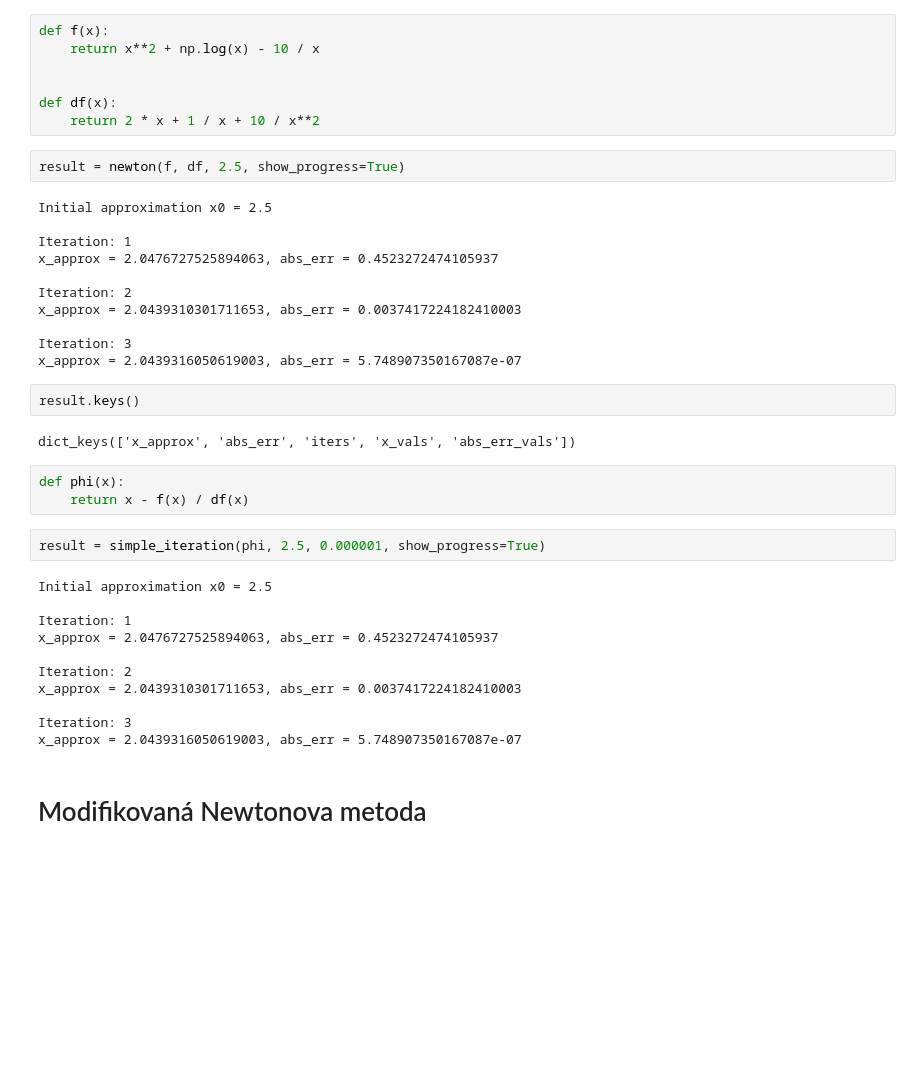
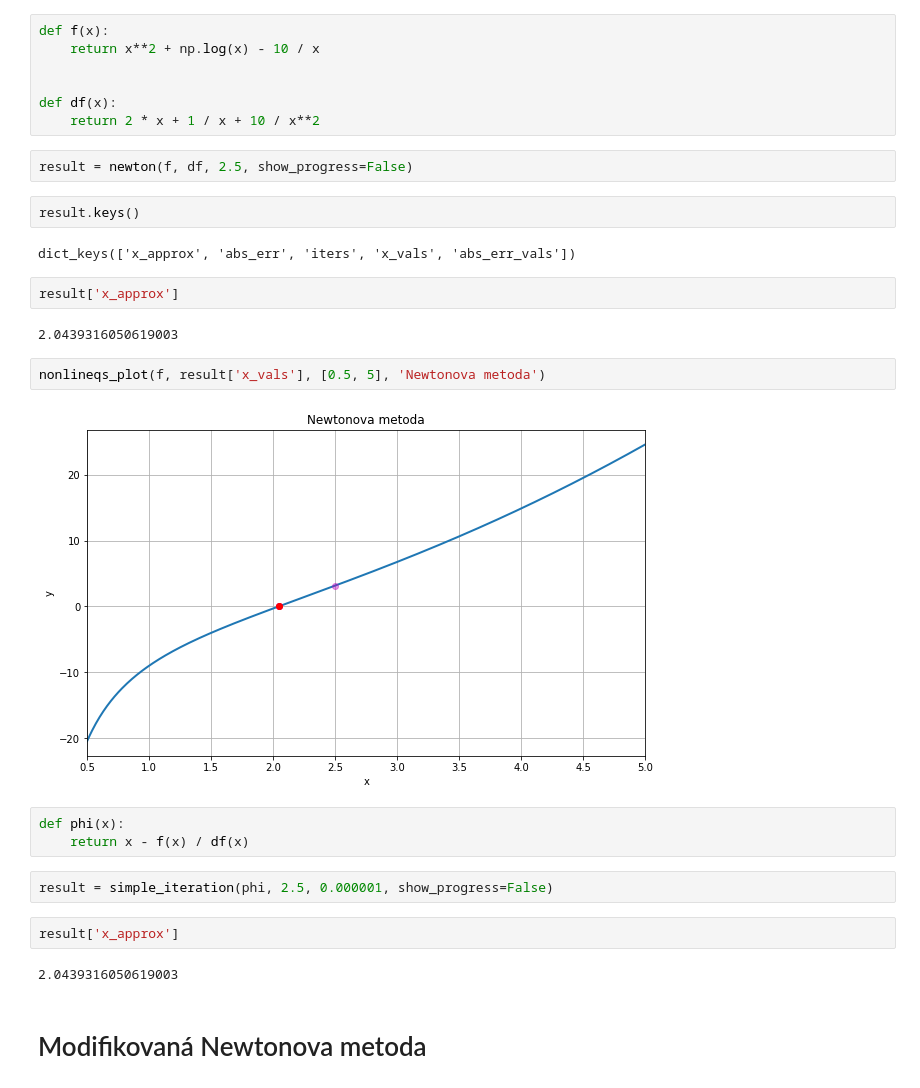
Before and after one commit to c0n73x7/numericke-metody, a Jupyter notebook: notebooks/NM/1. Nelineární rovnice.ipynb, the cells around one changed output. Cells and saved outputs as stored; diff of their text form; blank space fills up the shorter version.

```diff
--- a/notebooks/NM/1. Nelineární rovnice.ipynb
+++ b/notebooks/NM/1. Nelineární rovnice.ipynb
@@ -128,38 +100,28 @@ def f(x):
 def df(x):
     return 2 * x + 1 / x + 10 / x**2
 # %%
-result = newton(f, df, 2.5, show_progress=True)
+result = newton(f, df, 2.5, show_progress=False)
-# %% [output]
-Initial approximation x0 = 2.5
-
-Iteration: 1
-x_approx = 2.0476727525894063, abs_err = 0.4523272474105937
-
-Iteration: 2
-x_approx = 2.0439310301711653, abs_err = 0.0037417224182410003
-
-Iteration: 3
-x_approx = 2.0439316050619003, abs_err = 5.748907350167087e-07
 # %%
 result.keys()
 # %% [output]
 dict_keys(['x_approx', 'abs_err', 'iters', 'x_vals', 'abs_err_vals'])
+# %%
+result['x_approx']
+# %% [output]
+2.0439316050619003
+# %%
+nonlineqs_plot(f, result['x_vals'], [0.5, 5], 'Newtonova metoda')
+# %% [output]
+[figure, added]
 # %%
 def phi(x):
     return x - f(x) / df(x)
 # %%
-result = simple_iteration(phi, 2.5, 0.000001, show_progress=True)
+result = simple_iteration(phi, 2.5, 0.000001, show_progress=False)
-# %% [output]
-Initial approximation x0 = 2.5
-
-Iteration: 1
-x_approx = 2.0476727525894063, abs_err = 0.4523272474105937
-
-Iteration: 2
-x_approx = 2.0439310301711653, abs_err = 0.0037417224182410003
-
-Iteration: 3
-x_approx = 2.0439316050619003, abs_err = 5.748907350167087e-07
+# %%
+result['x_approx']
+# %% [output]
+2.0439316050619003
 # %% [markdown]
 # Modifikovaná Newtonova metoda
 # %%
```
Also changed, not shown: parts of 17 cells of this notebook, 1 other file.
